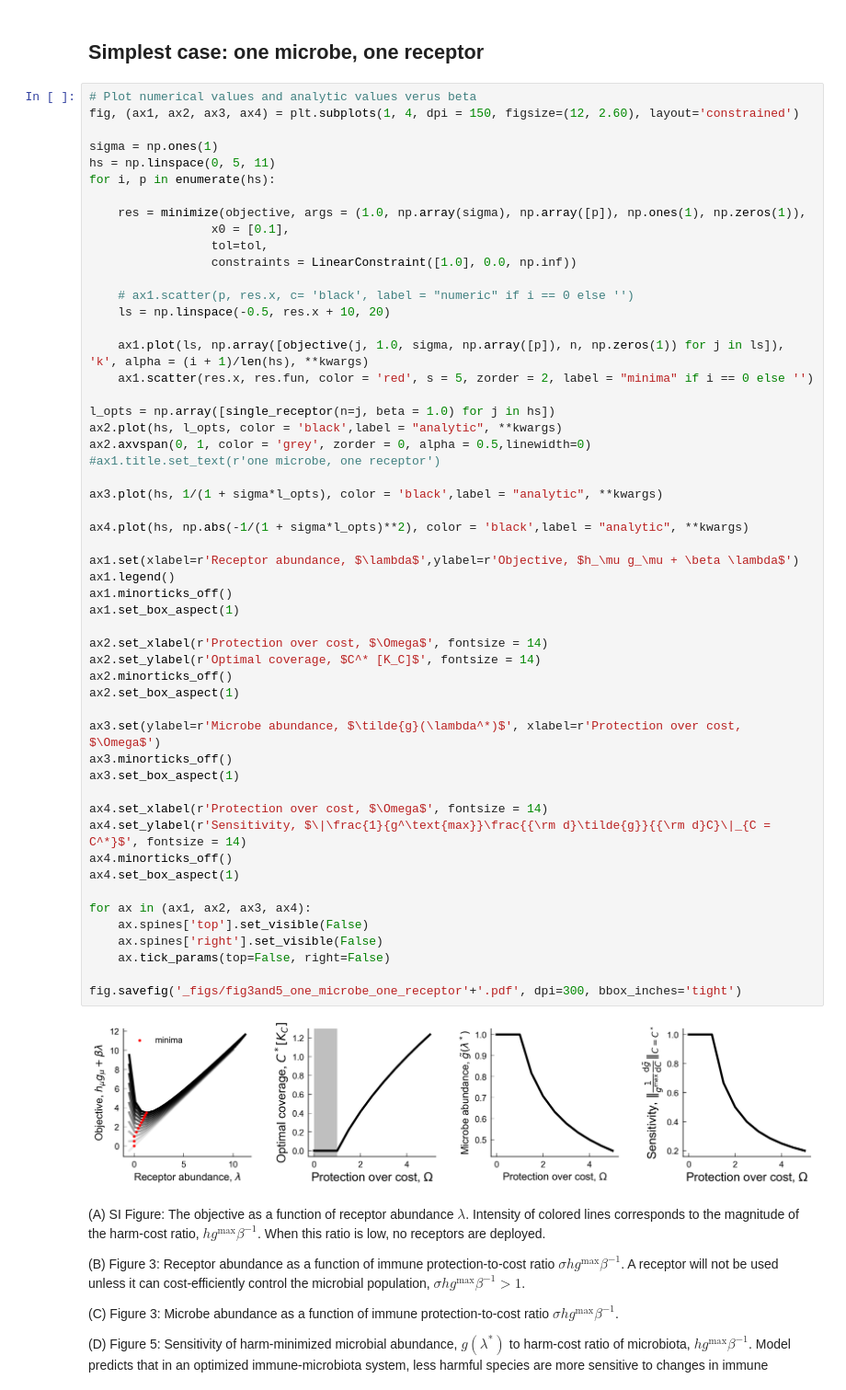
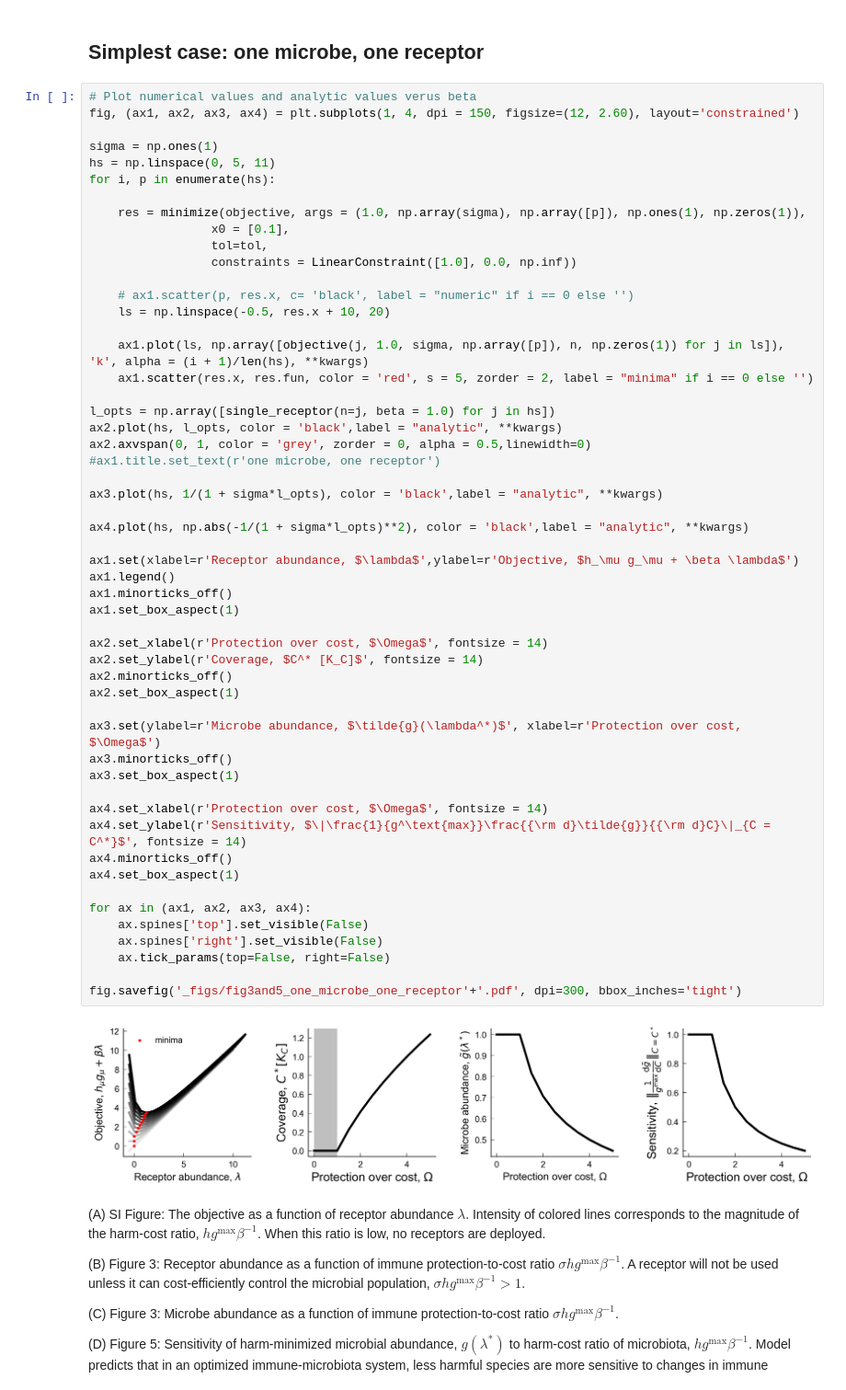
Before and after one commit to obinna-ukogu/gutimmune, a Jupyter notebook: explore-microbiome-genetic-structure.ipynb, the cells around one changed output. Shown at 92% size. Drawn from its saved outputs; the diff is of its cells as text.

```diff
--- a/explore-microbiome-genetic-structure.ipynb
+++ b/explore-microbiome-genetic-structure.ipynb
@@ -92,35 +92,35 @@ ax2.axvspan(0, 1, color = 'grey', zorder = 0, alpha = 0.5,linewidth=0)
 
 ax3.plot(hs, 1/(1 + sigma*l_opts), color = 'black',label = "analytic", **kwargs)
 
 ax4.plot(hs, np.abs(-1/(1 + sigma*l_opts)**2), color = 'black',label = "analytic", **kwargs)
 
 ax1.set(xlabel=r'Receptor abundance, $\lambda$',ylabel=r'Objective, $h_\mu g_\mu + \beta \lambda$')
 ax1.legend()
 ax1.minorticks_off()
 ax1.set_box_aspect(1)
 
 ax2.set_xlabel(r'Protection over cost, $\Omega$', fontsize = 14)
-ax2.set_ylabel(r'Optimal coverage, $C^* [K_C]$', fontsize = 14)
+ax2.set_ylabel(r'Coverage, $C^* [K_C]$', fontsize = 14)
 ax2.minorticks_off()
 ax2.set_box_aspect(1)
 
 ax3.set(ylabel=r'Microbe abundance, $\tilde{g}(\lambda^*)$', xlabel=r'Protection over cost, $\Omega$')
 ax3.minorticks_off()
 ax3.set_box_aspect(1)
 
 ax4.set_xlabel(r'Protection over cost, $\Omega$', fontsize = 14)
 ax4.set_ylabel(r'Sensitivity, $\|\frac{1}{g^\text{max}}\frac{{\rm d}\tilde{g}}{{\rm d}C}\|_{C = C^*}$', fontsize = 14)
 ax4.minorticks_off()
 ax4.set_box_aspect(1)
 
 for ax in (ax1, ax2, ax3, ax4):
     ax.spines['top'].set_visible(False)
     ax.spines['right'].set_visible(False)
     ax.tick_params(top=False, right=False)
 
 fig.savefig('_figs/fig3and5_one_microbe_one_receptor'+'.pdf', dpi=300, bbox_inches='tight')
 # %% [output]
-[figure, old version]
+[figure, new version]
 # %% [markdown]
 (A) SI Figure: The objective as a function of receptor abundance $\lambda$. Intensity of colored lines corresponds to the magnitude of the harm-cost ratio, $hg^\text{max}\beta^{-1}$. When this ratio is low, no receptors are deployed.
 
```
Also changed, not shown: parts of 2 cells of this notebook, 9 other files.
